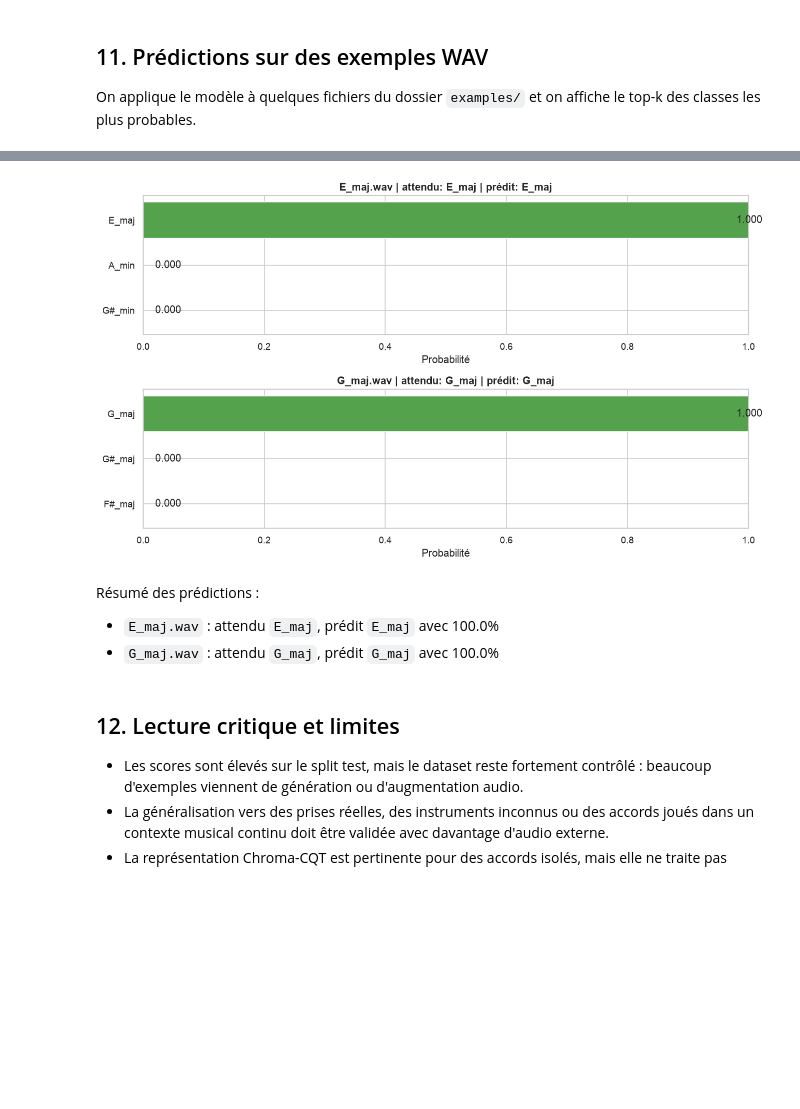
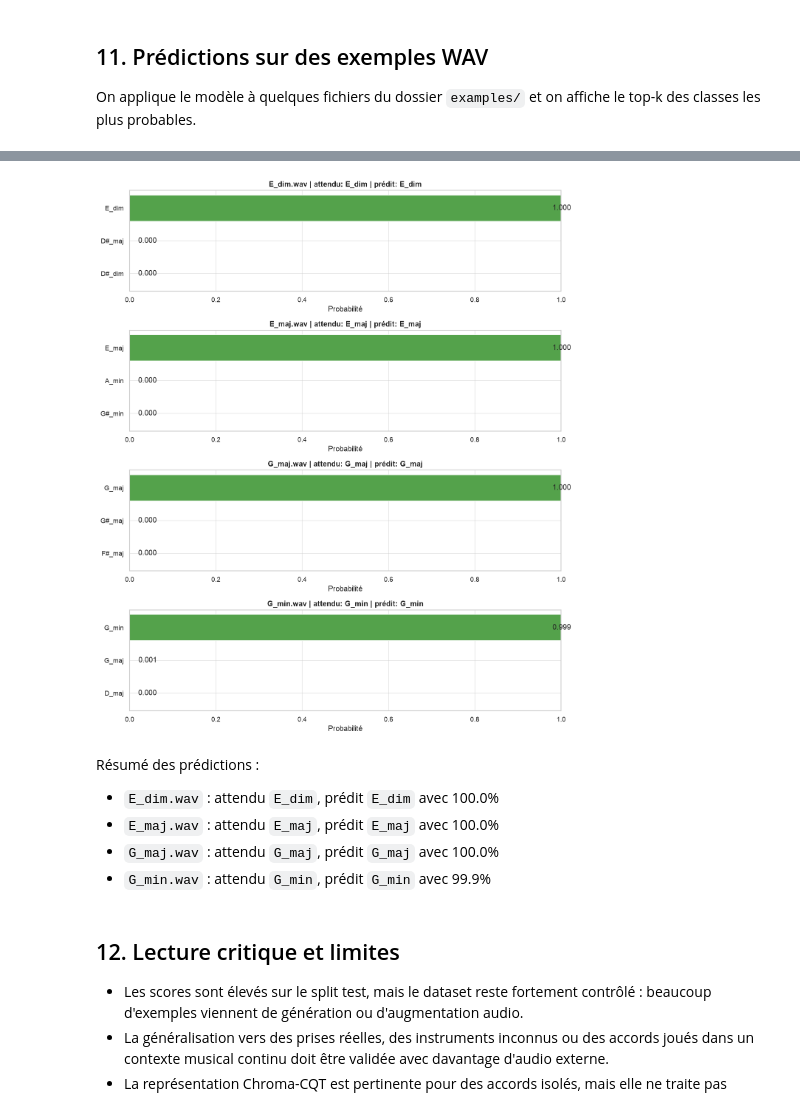
Before and after one commit to dev-gasy/musica, a Jupyter notebook: musica.ipynb, the cells around one changed output, grey strips where cells are left out. Cells and saved outputs as stored; diff of their text form; code cells hidden in the pictures; blank space fills up the shorter version.

```diff
--- a/musica.ipynb
+++ b/musica.ipynb
@@ -323,7 +318,7 @@ Les confusions restantes sont peu nombreuses. Elles indiquent les classes à ins
 
 On applique le modèle à quelques fichiers du dossier `examples/` et on affiche le top-k des classes les plus probables.
 # %%
-predictor = ChordPredictor(config, FeatureExtractor(config, dataset), dataset.labels)
+predictor = ChordPredictor(config, FeatureExtractor(config, dataset, project_root=PROJECT_ROOT), dataset.labels)
 example_audio_files = config.examples.audio_paths(PROJECT_ROOT)
 
 prediction_summaries = plot_example_predictions(
@@ -339,7 +336,9 @@ display_prediction_summary(prediction_summaries)
-[figure, old version]
+[figure, new version]
 Résumé des prédictions :
+- `E_dim.wav` : attendu `E_dim`, prédit `E_dim` avec 100.0%
 - `E_maj.wav` : attendu `E_maj`, prédit `E_maj` avec 100.0%
 - `G_maj.wav` : attendu `G_maj`, prédit `G_maj` avec 100.0%
+- `G_min.wav` : attendu `G_min`, prédit `G_min` avec 99.9%
 # %% [markdown]
 ## 12. Lecture critique et limites
 
```
Also changed, not shown: parts of 10 cells of this notebook, 18 other files.
